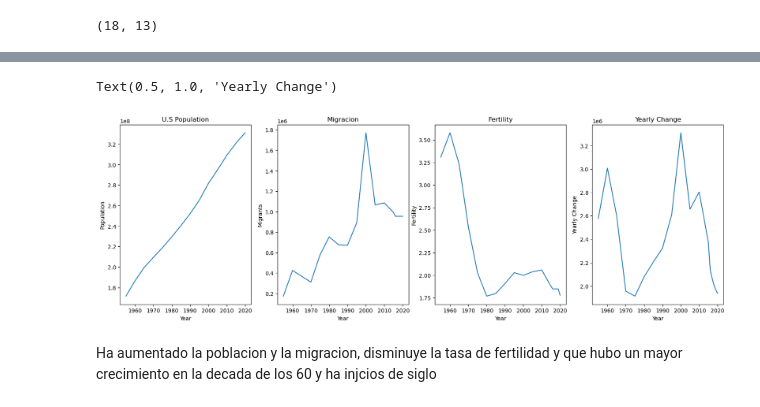
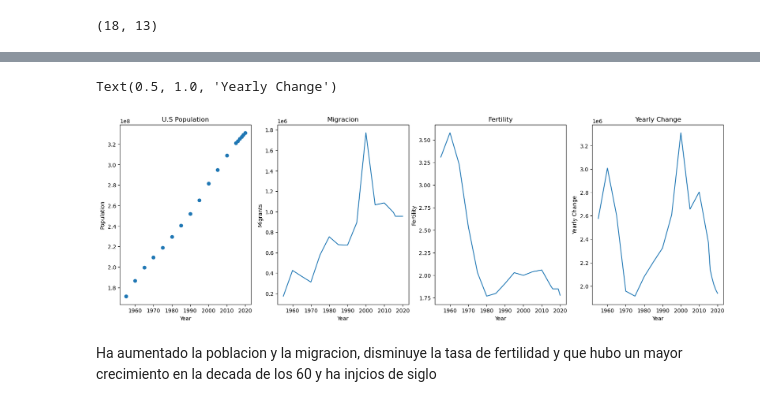
Before and after one commit to JoelPerezD/Ciencia-de-datos-jr, a Jupyter notebook: Regresion Lineal Simple/RegresionLineal.ipynb, the cells around one changed output, grey strips where cells are left out. Cells and saved outputs as stored; diff of their text form; code cells hidden in the pictures.

```diff
--- a/Regresion Lineal Simple/RegresionLineal.ipynb
+++ b/Regresion Lineal Simple/RegresionLineal.ipynb
@@ -58,29 +70,29 @@ memory usage: 2.0 KB
 # %%
 fig, axes = plt.subplots(nrows=1,ncols=4,figsize=(20,6))
 
-axes[0].plot(df['Year'],df['Population'])
+axes[0].scatter(df['Year'],df['Population'])
 axes[0].set_ylabel("Population")
 axes[0].set_xlabel("Year")
 axes[0].set_title("U.S Population")
 
 axes[1].plot(df['Year'],df['Migrants (net)'])
 axes[1].set_ylabel("Migrants")
 axes[1].set_xlabel("Year")
 axes[1].set_title("Migracion")
 
 axes[2].plot(df['Year'],df['Fertility Rate'])
 axes[2].set_ylabel("Fertility")
 axes[2].set_xlabel("Year")
 axes[2].set_title("Fertility")
 
 
 axes[3].plot(df['Year'],df['Yearly Change'])
 axes[3].set_ylabel("Yearly Change")
 axes[3].set_xlabel("Year")
 axes[3].set_title("Yearly Change")
 # %% [output]
 Text(0.5, 1.0, 'Yearly Change')
-[figure, old version]
+[figure, new version]
 # %% [markdown]
 Ha aumentado la poblacion y la migracion, disminuye la tasa de fertilidad y que hubo un mayor crecimiento en la decada de los 60 y ha injcios de siglo
 # %%
```
Also changed, not shown: parts of 17 cells of this notebook.
